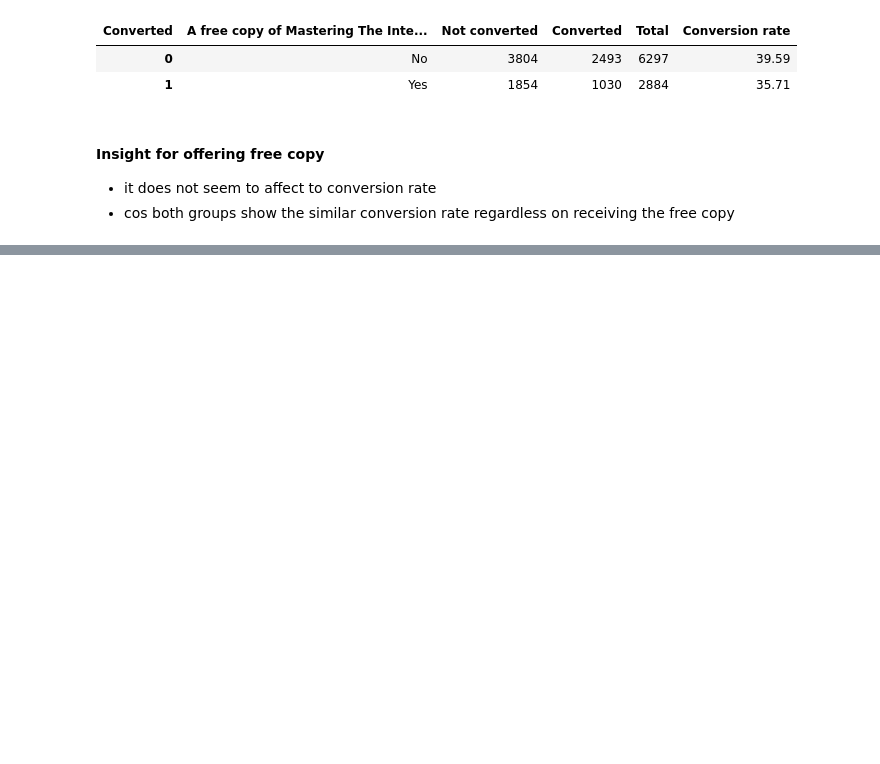
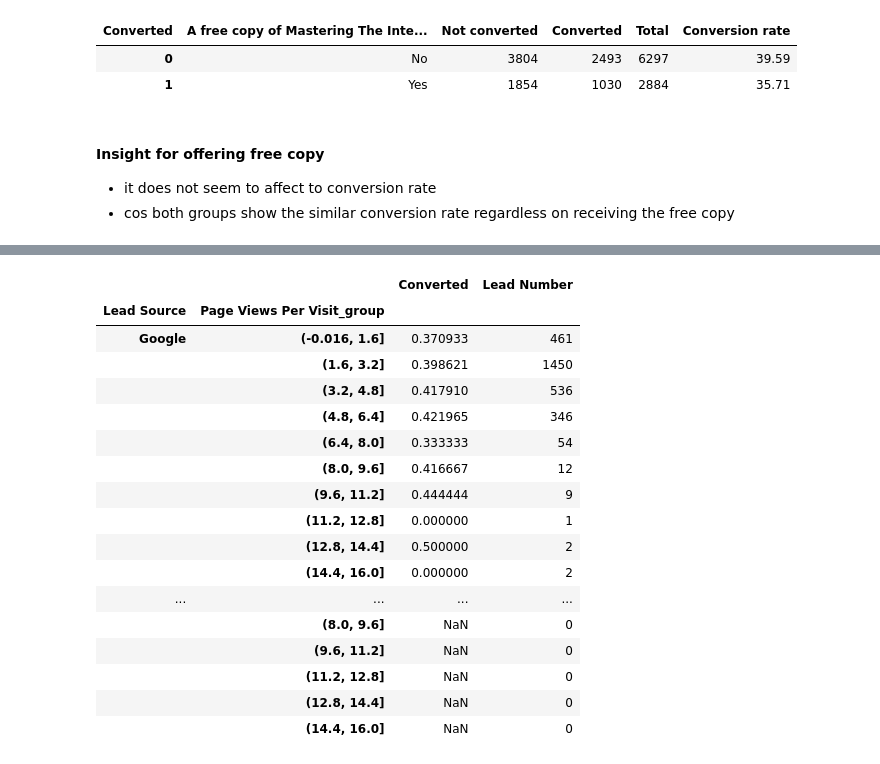
Before and after one commit to hyunjun33/Funnel_Analysis, a Jupyter notebook: Acquisition Analysis.ipynb, the cells around one changed output, grey strips where cells are left out. Cells and saved outputs as stored; diff of their text form; code cells hidden in the pictures; blank space fills up the shorter version.

```diff
--- a/Acquisition Analysis.ipynb
+++ b/Acquisition Analysis.ipynb
@@ -789,0 +832,3 @@ channel_3.groupby(["Lead Source", "City"]).agg({"Converted": "mean",
+# %%
+channel_3["Page Views Per Visit_group"] = pd.cut(channel_3["Page Views Per Visit"], bins=10)
+channel_3["Page Views Per Visit_group"].value_counts()
@@ -789,0 +852,22 @@ channel_3.groupby(["Lead Source", "City"]).agg({"Converted": "mean",
+# %%
+channel_3.groupby(["Lead Source", "Page Views Per Visit_group"]).agg({"Converted": "mean",
+                                                "Lead Number": "count"})
+# %% [output]
+|  |  | Converted | Lead Number |
+| Lead Source | Page Views Per Visit_group |  |  |
+| Google | (-0.016, 1.6] | 0.370933 | 461 |
+|  | (1.6, 3.2] | 0.398621 | 1450 |
+|  | (3.2, 4.8] | 0.417910 | 536 |
+|  | (4.8, 6.4] | 0.421965 | 346 |
+|  | (6.4, 8.0] | 0.333333 | 54 |
+|  | (8.0, 9.6] | 0.416667 | 12 |
+|  | (9.6, 11.2] | 0.444444 | 9 |
+|  | (11.2, 12.8] | 0.000000 | 1 |
+|  | (12.8, 14.4] | 0.500000 | 2 |
+|  | (14.4, 16.0] | 0.000000 | 2 |
+| ... | ... | ... | ... |
+|  | (8.0, 9.6] | NaN | 0 |
+|  | (9.6, 11.2] | NaN | 0 |
+|  | (11.2, 12.8] | NaN | 0 |
+|  | (12.8, 14.4] | NaN | 0 |
+|  | (14.4, 16.0] | NaN | 0 |
```
Also changed, not shown: parts of 15 cells of this notebook.
